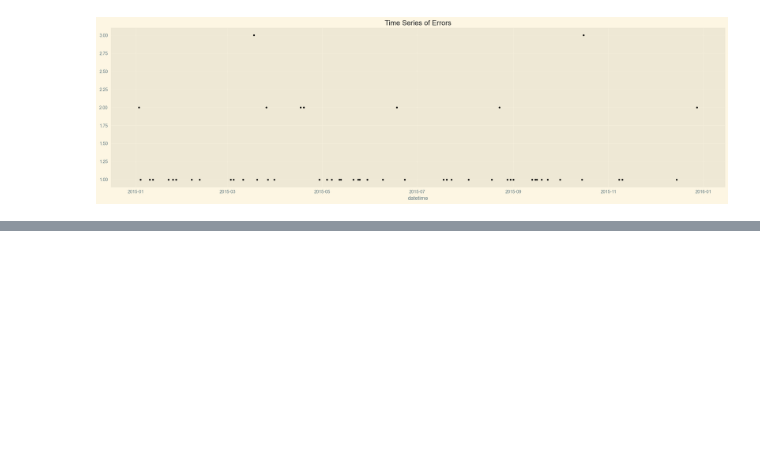
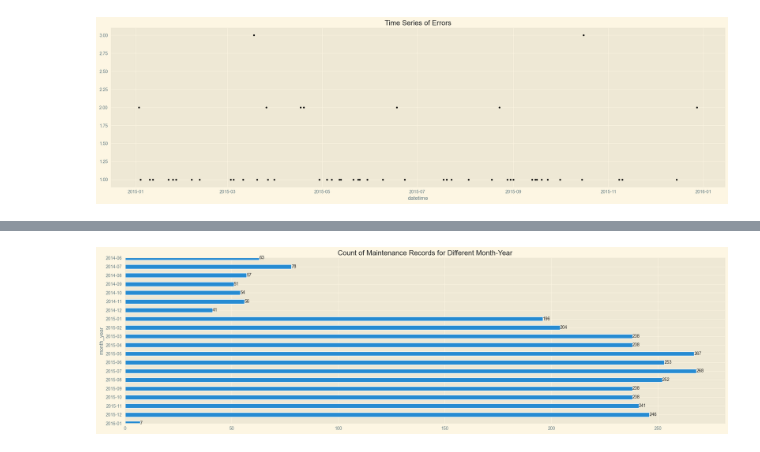
Before and after one commit to ZzzSun-ks/Kaggle, a Jupyter notebook: Microsoft_Predictive_Maintenance/summary.ipynb, the cells around one changed output, grey strips where cells are left out. Cells and saved outputs as stored; diff of their text form; code cells hidden in the pictures; blank space fills up the shorter version.

```diff
--- a/Microsoft_Predictive_Maintenance/summary.ipynb
+++ b/Microsoft_Predictive_Maintenance/summary.ipynb
@@ -334,0 +345,8 @@ plt.show()
+# %%
+for name in ['machineID', 'comp']:
+    maint_df[name] = maint_df[name].astype('category')
+print(maint_df.info())
+
+maint_df.sort_values(['datetime', 'machineID', 'comp'], inplace=True, ignore_index=True)
+
+maint_df = create_date_features(df=maint_df, date='datetime')
@@ -334,0 +386,8 @@ plt.show()
+# %%
+freq = maint_df['month_year'].value_counts().sort_values()
+ax = freq.plot(kind='barh', figsize=(20, 6), title='Count of Maintenance Records for Different Month-Year')
+ax.bar_label(ax.containers[0], label_type='edge')
+plt.tight_layout()
+plt.show()
+# %% [output]
+[figure, added]
```
Also changed, not shown: parts of 18 cells of this notebook.
